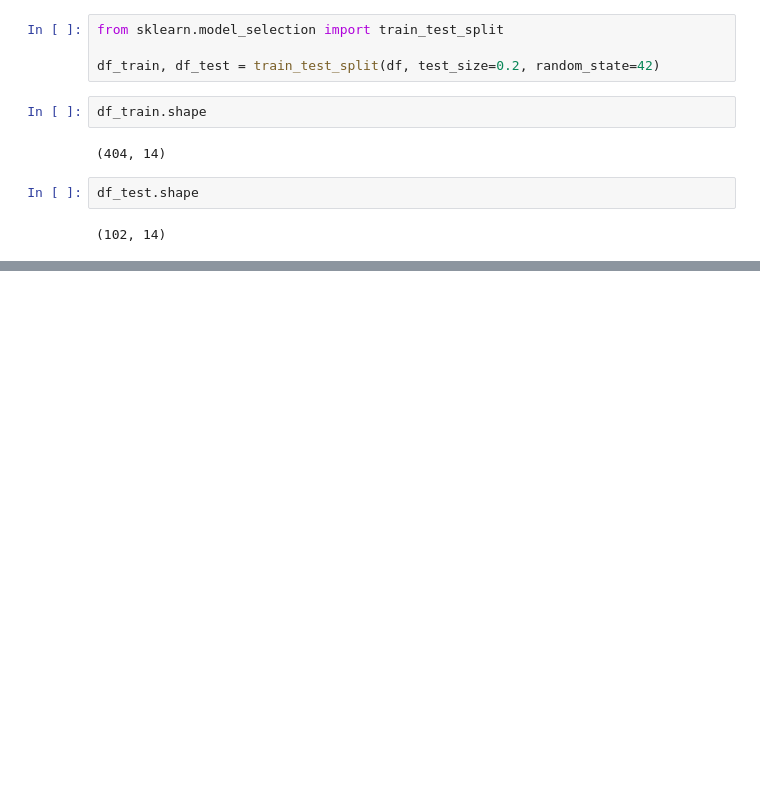
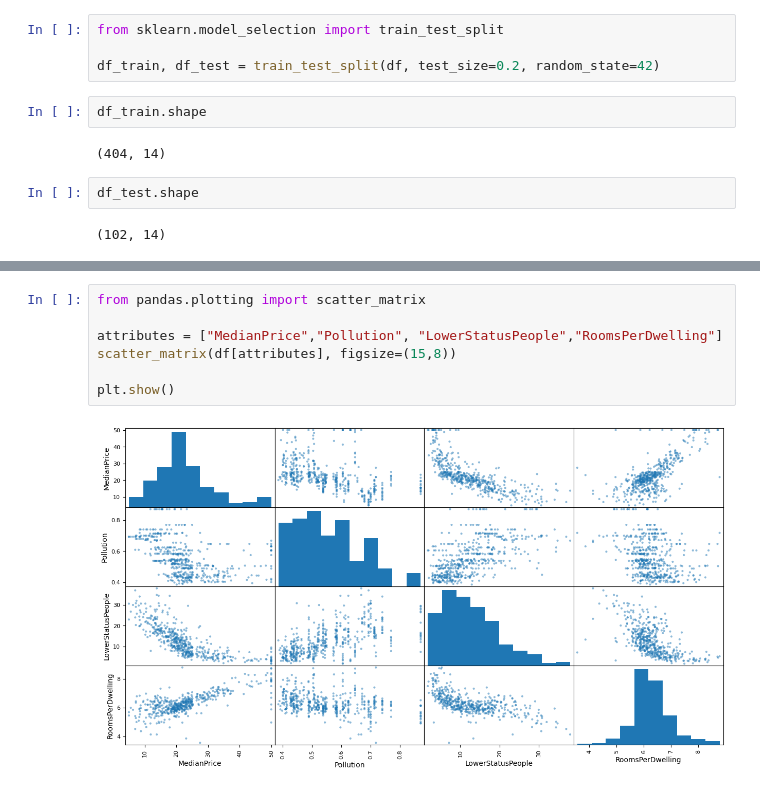
Before and after one commit to BUFONJOKER/real-estate-dataset, a Jupyter notebook: real_estate_dataset.ipynb, the cells around one changed output, grey strips where cells are left out. Saved outputs shown, nothing was run; the diff lists cells and outputs as text; blank space fills up the shorter version.

```diff
--- a/real_estate_dataset.ipynb
+++ b/real_estate_dataset.ipynb
@@ -135,0 +280,9 @@ split = StratifiedShuffleSplit(
+# %%
+from pandas.plotting import scatter_matrix
+
+attributes = ["MedianPrice","Pollution", "LowerStatusPeople","RoomsPerDwelling"]
+scatter_matrix(df[attributes], figsize=(15,8))
+
+plt.show()
+# %% [output]
+[figure, added]
```
Also changed, not shown: parts of 39 cells of this notebook.
